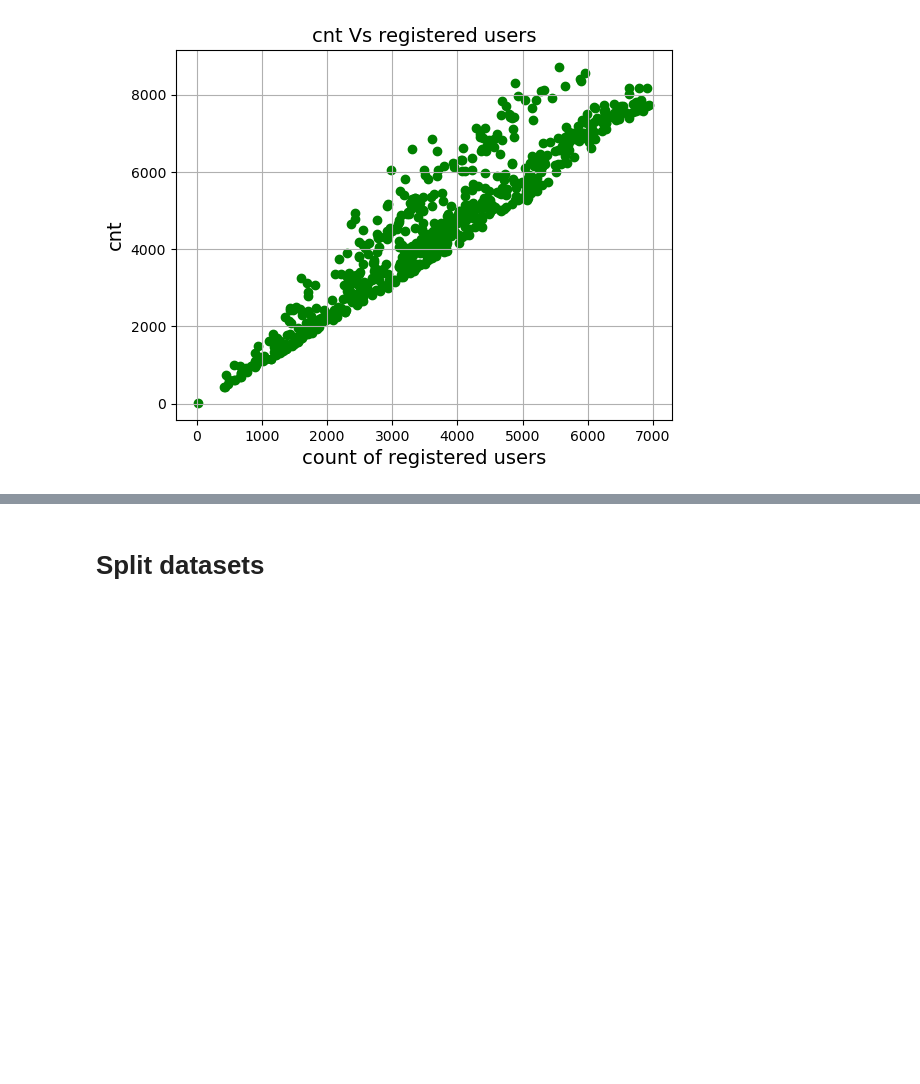
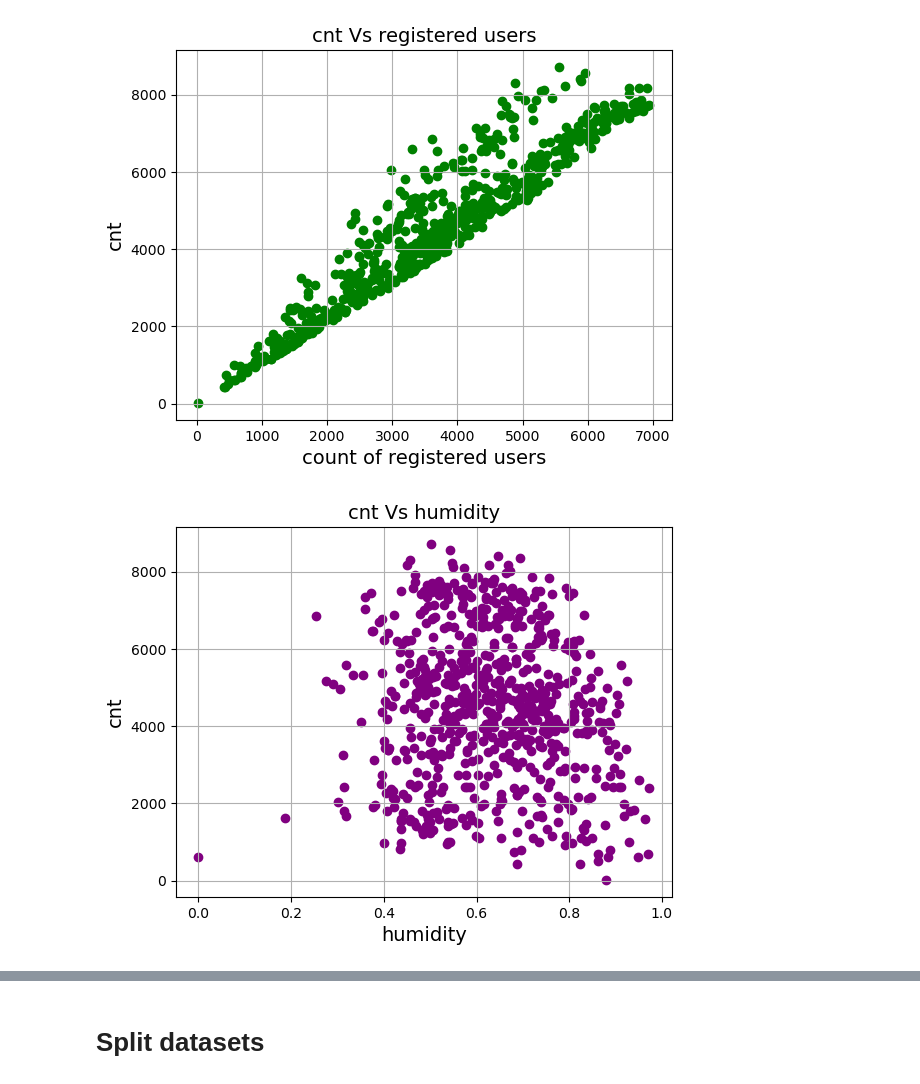
Before and after one commit to Ph1lippK/VAWI, a Jupyter notebook: Assignment_02_MatrikelNrTBD.ipynb, the cells around one changed output, grey strips where cells are left out. Cells and saved outputs as stored; diff of their text form; code cells hidden in the pictures; blank space fills up the shorter version.

```diff
--- a/Assignment_02_MatrikelNrTBD.ipynb
+++ b/Assignment_02_MatrikelNrTBD.ipynb
@@ -65,3 +69,12 @@ plt.grid(True)
 plt.show()
 # %% [output]
 [figure]
+# %%
+plt.scatter(df['hum'], df['cnt'], color='purple')
+plt.title('cnt Vs humidity', fontsize=14)
+plt.xlabel('humidity', fontsize=14)
+plt.ylabel('cnt', fontsize=14)
+plt.grid(True)
+plt.show()
+# %% [output]
+[figure, added]
```
Also changed, not shown: parts of 26 cells of this notebook, 4 other files.
